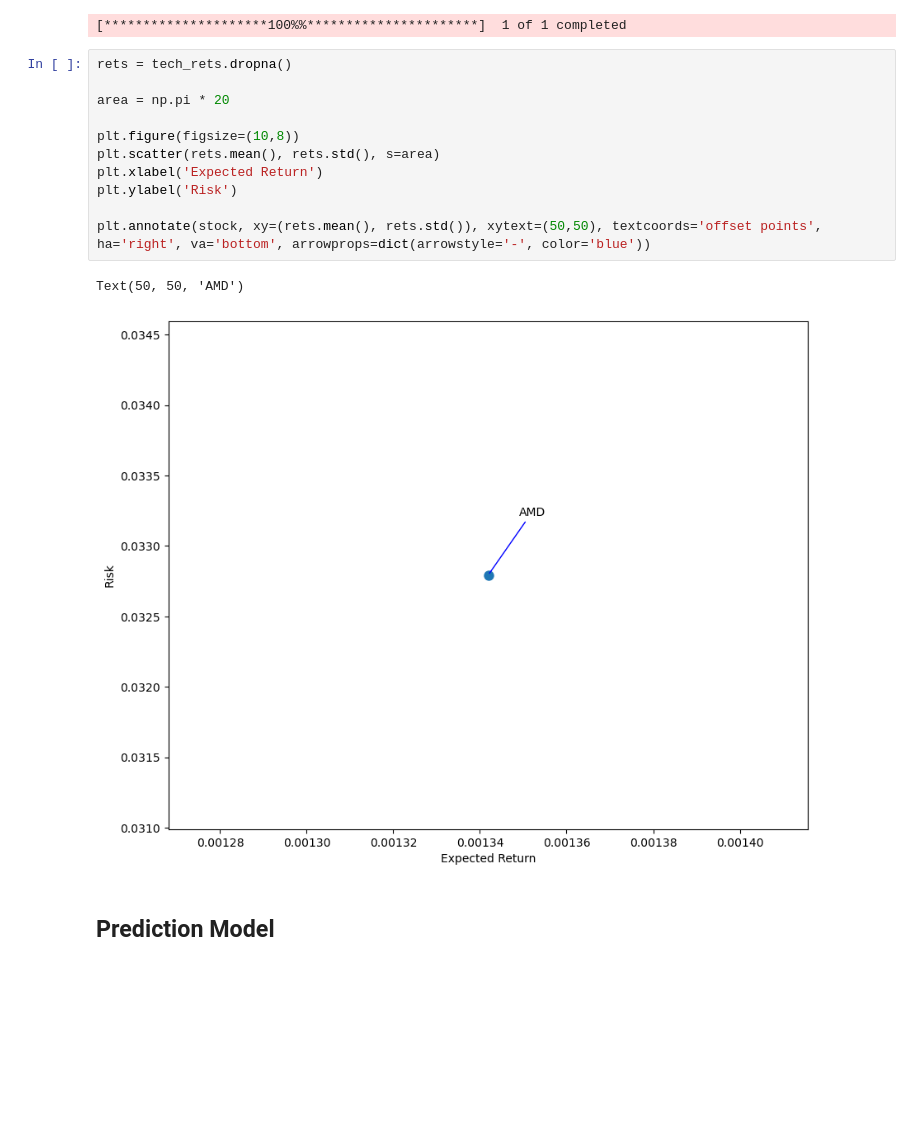
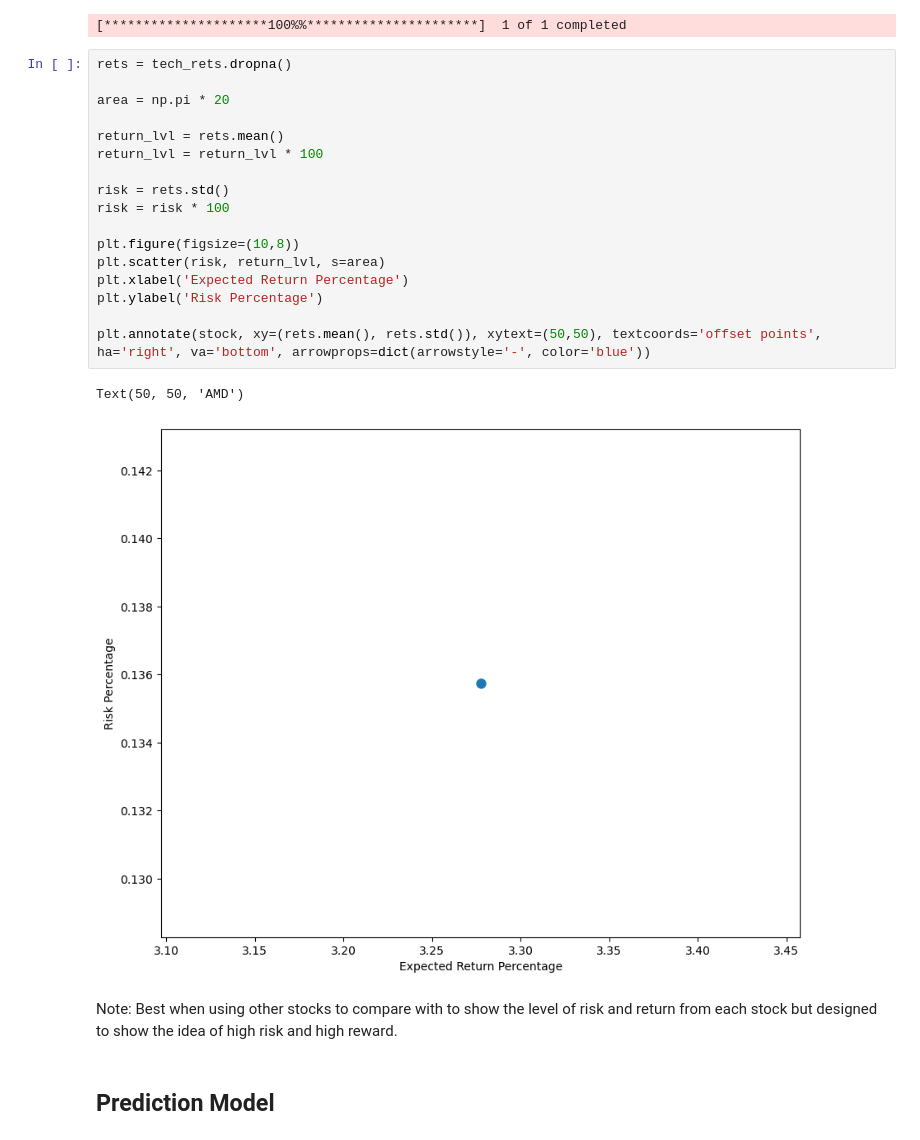
Before and after one commit to Kestrel86/Stock_Analysis, a Jupyter notebook: AMD_analysis.ipynb, the cells around one changed output. Saved outputs shown, nothing was run; the diff lists cells and outputs as text; blank space fills up the shorter version.

```diff
--- a/AMD_analysis.ipynb
+++ b/AMD_analysis.ipynb
@@ -153,17 +153,25 @@ tech_rets = closing_df.pct_change()
 # %%
 rets = tech_rets.dropna()
 
 area = np.pi * 20
 
+return_lvl = rets.mean()
+return_lvl = return_lvl * 100
+
+risk = rets.std()
+risk = risk * 100
+
 plt.figure(figsize=(10,8))
-plt.scatter(rets.mean(), rets.std(), s=area)
-plt.xlabel('Expected Return')
-plt.ylabel('Risk')
+plt.scatter(risk, return_lvl, s=area)
+plt.xlabel('Expected Return Percentage')
+plt.ylabel('Risk Percentage')
 
 plt.annotate(stock, xy=(rets.mean(), rets.std()), xytext=(50,50), textcoords='offset points', ha='right', va='bottom', arrowprops=dict(arrowstyle='-', color='blue'))
 # %% [output]
 Text(50, 50, 'AMD')
-[figure, old version]
+[figure, new version]
+# %% [markdown]
+Note: Best when using other stocks to compare with to show the level of risk and return from each stock but designed to show the idea of high risk and high reward.
 # %% [markdown]
 ## Prediction Model
 # %%
```
Also changed, not shown: parts of 16 cells of this notebook, 3 other files.
